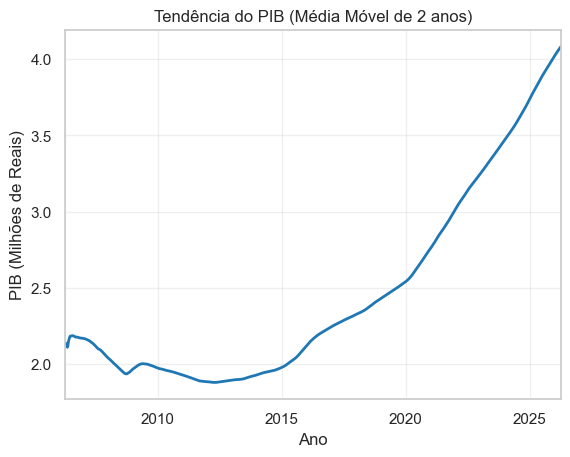
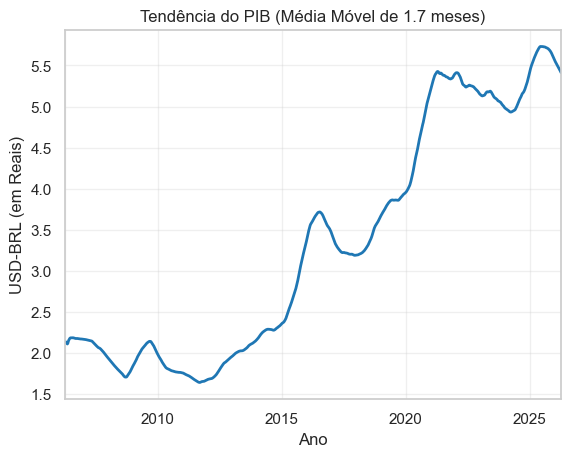
Code edit (unified diff) that turned the first committed figure into the second:
--- before
+++ after
@@ -6,7 +6,7 @@
 import numpy as np
 
-def calc_stats():
-    window = 360*2 #indice esta em dias, logo isso da 1 ano
-    tend = pd.Series(list(dolar_series.rolling(window)))
+def calc_stats(df):
+    window = int(360/7) #indice esta em dias, logo isso da 1 ano
+    tend = pd.Series(list(df.rolling(window)))
     tend = dolar_df.iloc[:, 0].astype(float).rolling(window=window, min_periods=1).mean()
 
@@ -14,12 +14,19 @@
     tend.index = period_idx.to_timestamp()
 
+    if window//360 < 1:
+        window = round(window/30, 1)
+        label = "meses"
+    else:
+        window = window//360
+        label = "anos"
+
     ax = tend.plot(
         kind="line",
         color="tab:blue",
         linewidth=2,
-        title=f"Tendência do PIB (Média Móvel de {window//360} anos)"
+        title=f"Tendência do PIB (Média Móvel de {window} {label})",
     )
     ax.set_xlabel("Ano")
-    ax.set_ylabel("PIB (Milhões de Reais)")
+    ax.set_ylabel("USD-BRL (em Reais)")
     ax.grid(True, alpha=0.3)
 
@@ -72,5 +79,4 @@
 dolar_series: pd.Series = pd.Series(list(dolar_df.values))
 
-
 def sazon(df):
     pass
@@ -80,9 +86,5 @@
 
 
-
-    
-
-calc_stats()
+calc_stats(dolar_df)
 tendencia = plot_regressao_linear_intervalo_total(dataset)
 
-def 

Commit: ajustanod média movel